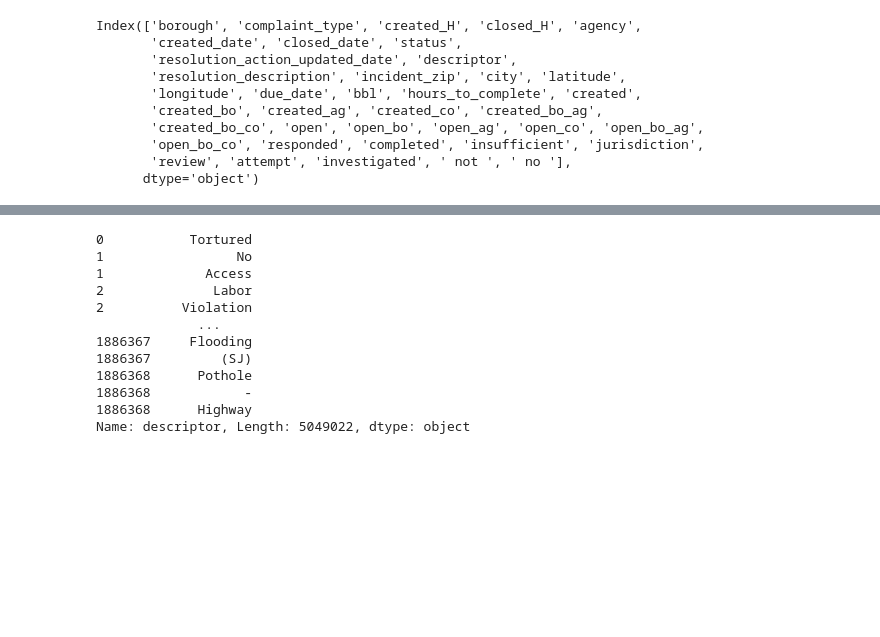
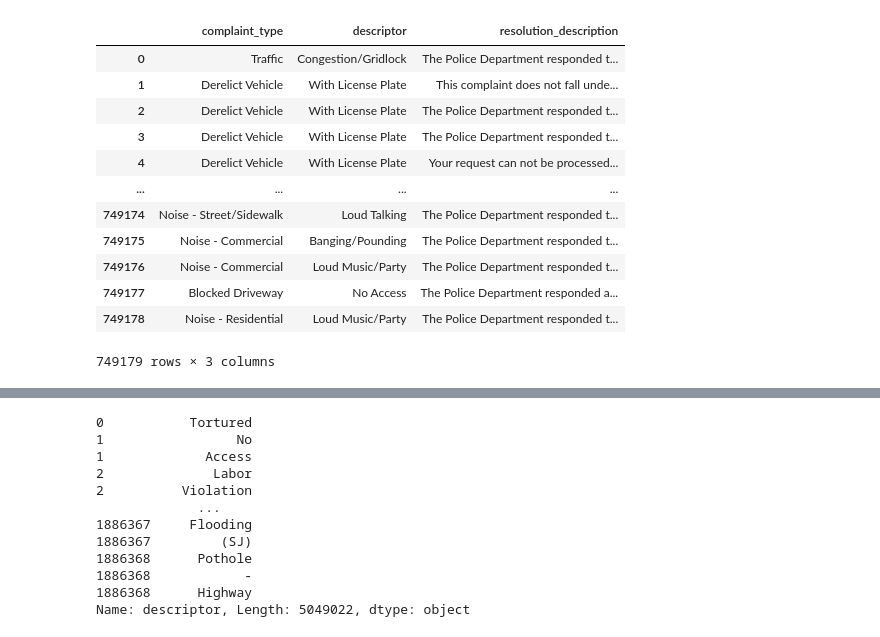
Before and after one commit to jamorr/Capstone, a Jupyter notebook: src/text_analysis.ipynb, the cells around one changed output, grey strips where cells are left out. Saved outputs shown, nothing was run; the diff lists cells and outputs as text; code cells hidden in the pictures; blank space fills up the shorter version.

```diff
--- a/src/text_analysis.ipynb
+++ b/src/text_analysis.ipynb
@@ -14,14 +10,21 @@ import numpy as np
-# %%
-df = pd.read_feather('../data/2018_tf.feather')
-df.columns
-# %% [output]
-Index(['borough', 'complaint_type', 'created_H', 'closed_H', 'agency',
-       'created_date', 'closed_date', 'status',
-       'resolution_action_updated_date', 'descriptor',
-       'resolution_description', 'incident_zip', 'city', 'latitude',
-       'longitude', 'due_date', 'bbl', 'hours_to_complete', 'created',
-       'created_bo', 'created_ag', 'created_co', 'created_bo_ag',
-       'created_bo_co', 'open', 'open_bo', 'open_ag', 'open_co', 'open_bo_ag',
-       'open_bo_co', 'responded', 'completed', 'insufficient', 'jurisdiction',
-       'review', 'attempt', 'investigated', ' not ', ' no '],
-      dtype='object')
+# %%
+root_dir = pathlib.Path("../data")
+df = pd.read_parquet(root_dir/"combined"/"3")
+# df.columns
+# %%
+text_feats = df[['complaint_type','descriptor', 'resolution_description']]
+text_feats
+# %% [output]
+|  | complaint_type | descriptor | resolution_description |
+| 0 | Traffic | Congestion/Gridlock | The Police Department responded t... |
+| 1 | Derelict Vehicle | With License Plate | This complaint does not fall unde... |
+| 2 | Derelict Vehicle | With License Plate | The Police Department responded t... |
+| 3 | Derelict Vehicle | With License Plate | The Police Department responded t... |
+| 4 | Derelict Vehicle | With License Plate | Your request can not be processed... |
+| ... | ... | ... | ... |
+| 749174 | Noise - Street/Sidewalk | Loud Talking | The Police Department responded t... |
+| 749175 | Noise - Commercial | Banging/Pounding | The Police Department responded t... |
+| 749176 | Noise - Commercial | Loud Music/Party | The Police Department responded t... |
+| 749177 | Blocked Driveway | No Access | The Police Department responded a... |
+| 749178 | Noise - Residential | Loud Music/Party | The Police Department responded t... |
+749179 rows × 3 columns
```
Also changed, not shown: parts of 8 cells of this notebook, 16 other files.
